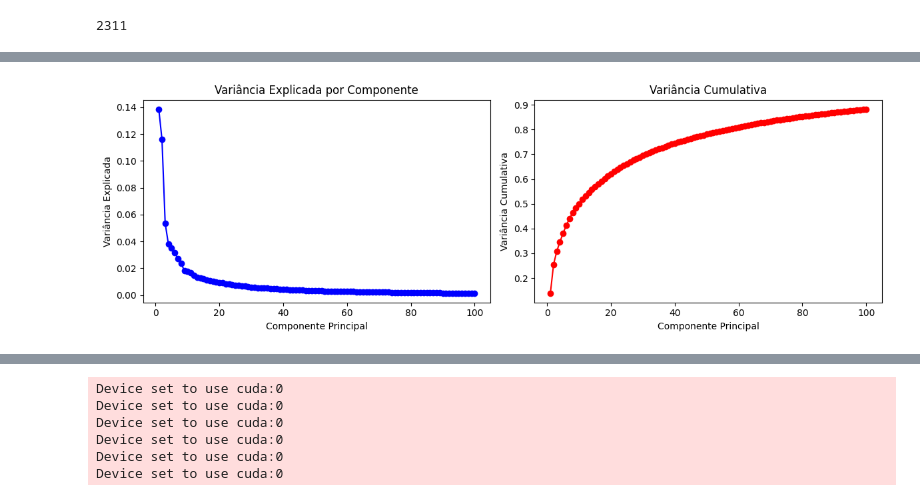
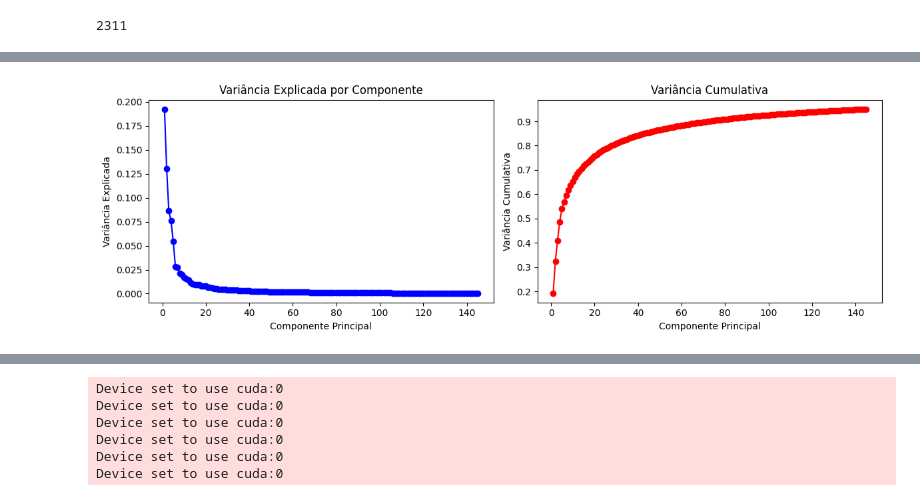
Before and after one commit to KndHvH/study, a Jupyter notebook: POLI/NLP/t1/model/model.ipynb, the cells around one changed output, grey strips where cells are left out. Drawn from its saved outputs; the diff is of its cells as text; code cells hidden in the pictures.

```diff
--- a/POLI/NLP/t1/model/model.ipynb
+++ b/POLI/NLP/t1/model/model.ipynb
@@ -316,0 +293,15 @@ tag2id, id2tag
+# %%
+tag2id = {
+    'O': 0,
+    'B-TEMPO': 1,
+    'I-TEMPO': 2,
+    'B-PAGAMENTO': 3,
+    'I-PAGAMENTO': 4,
+    'B-VALOR': 5,
+    'I-VALOR': 6,
+    'B-CONDICAO': 7,
+    'I-CONDICAO': 8,
+}
+id2tag = {idx: tag for tag, idx in tag2id.items()}
+
+tag2id, id2tag
@@ -389 +394,6 @@ input_ids:         1564 | label id:            3 | equivalente: I-TEMPO      | a
 input_ids:          102 | label id:         -100 | equivalente: [PAD]        | attention_mask:          1
+# %%
+frase = train_encodings[0]
+for input_ids, labels, attention_mask in zip(frase['input_ids'], frase['labels'], frase['attention_mask']):
+    if attention_mask == 1:
+        print(f"input_ids: {input_ids:12} | label id: {labels:12} | equivalente: {id2tag[labels] if labels != -100 else '[PAD]':12} | attention_mask: {attention_mask:10}")
@@ -427,7 +450,7 @@ I-TEMPO              | 1
 # %%
 model = AutoModelForTokenClassification.from_pretrained(
     checkpoint,
-    num_labels=len(unique_tags),
+    num_labels=len(id2tag.keys()),
     id2label=id2tag,
     label2id=tag2id
 )
@@ -450,7 +473,7 @@ training_args = TrainingArguments(
     save_steps=200,
     per_device_train_batch_size=36,
     per_device_eval_batch_size=36,
-    num_train_epochs=6,
+    num_train_epochs=5,
     learning_rate=3e-5,
     weight_decay=0.01,
     no_cuda=False,
@@ -814,25 +839,25 @@ Dimensões reduzidas: 189
 Variância explicada: 0.95
 # %%
 
-
+size = X_reduced.shape[1]
 # Explicação da variância por componente
 plt.figure(figsize=(12, 4))
 
 plt.subplot(1, 2, 1)
-plt.plot(range(1, 101), pca.explained_variance_ratio_[:100], 'bo-')
+plt.plot(range(1, size + 1), pca.explained_variance_ratio_[:size], 'bo-')
 plt.title('Variância Explicada por Componente')
 plt.xlabel('Componente Principal')
 plt.ylabel('Variância Explicada')
 
 plt.subplot(1, 2, 2)
-plt.plot(range(1, 101), pca.explained_variance_ratio_[:100].cumsum(), 'ro-')
+plt.plot(range(1, size + 1), pca.explained_variance_ratio_[:size].cumsum(), 'ro-')
 plt.title('Variância Cumulativa')
 plt.xlabel('Componente Principal')
 plt.ylabel('Variância Cumulativa')
 plt.tight_layout()
 plt.show()
 # %% [output]
-[figure, old version]
+[figure, new version]
 # %%
 X_reduced
 # %% [output]
```
Also changed, not shown: parts of 50 cells of this notebook, 11 other files.
